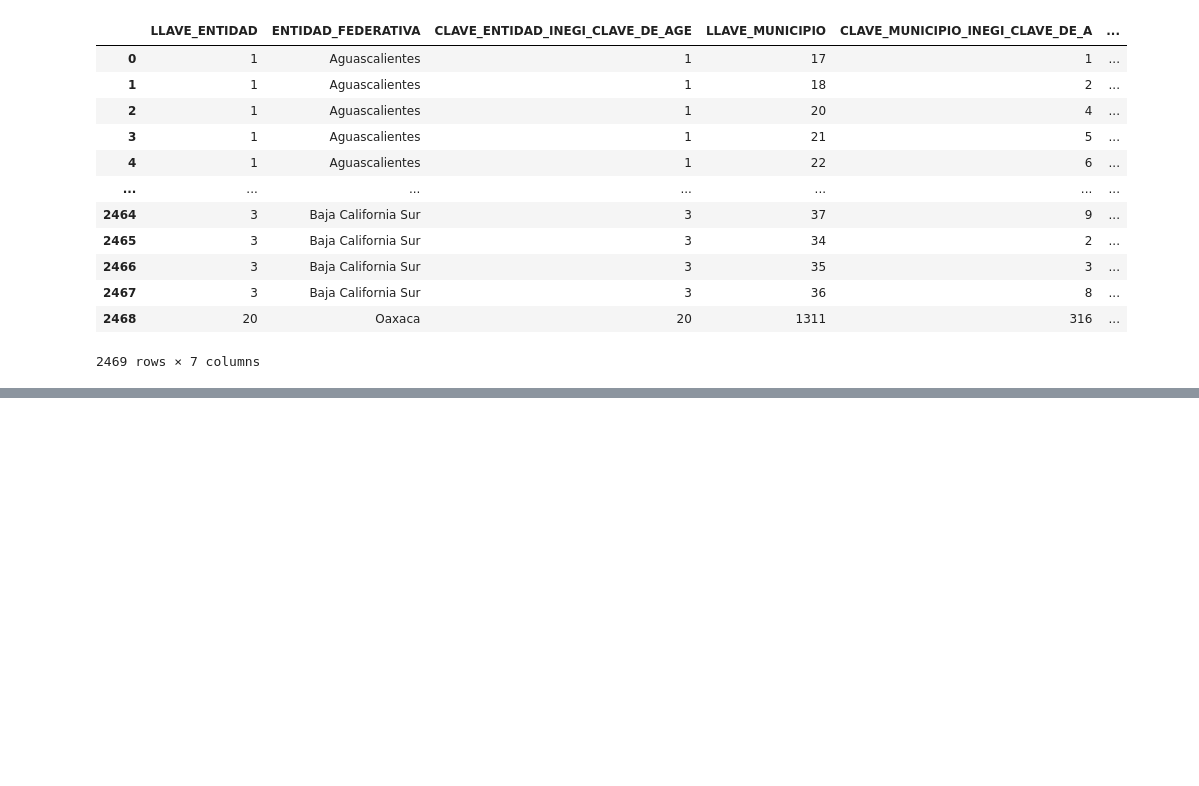
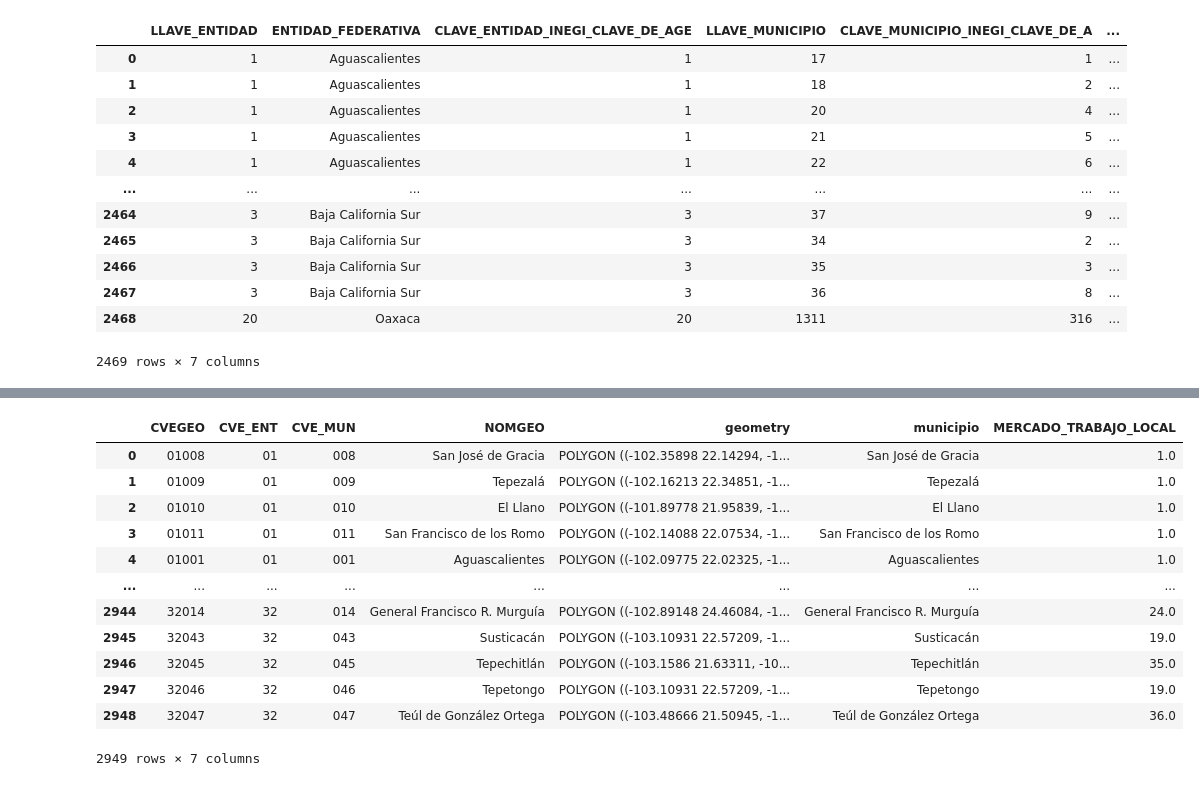
Before and after one commit to ale153023/gonzalo-visualizacion, a Jupyter notebook: Visualizaciones.ipynb, the cells around one changed output, grey strips where cells are left out. Drawn from its saved outputs; the diff is of its cells as text; code cells hidden in the pictures; blank space fills up the shorter version.

```diff
--- a/Visualizaciones.ipynb
+++ b/Visualizaciones.ipynb
@@ -791,3 +656,12 @@ data_3
 | 2467 | 3 | Baja California Sur | 3 | 36 | 8 | ... |
 | 2468 | 20 | Oaxaca | 20 | 1311 | 316 | ... |
 2469 rows × 7 columns
+# %%
+import geopandas as gpd
+
+ruta_json = ("C:/Users/Usuario/OneDrive/Escritorio/CIDE/Intro a ciencia de datos/Municipios_México.json")
+gdf = gpd.read_file(ruta_json)
+
+# Revisar el contenido
+print(gdf.head())
+print(gdf.crs)
@@ -793,0 +701,5 @@ data_3
+# %%
+# Unir datos según nombre de municipio
+gdf = gdf.merge(data_3[['municipio', 'MERCADO_TRABAJO_LOCAL']], left_on="NOMGEO", right_on="municipio", how="left")
+
+print(gdf[['NOMGEO', 'MERCADO_TRABAJO_LOCAL']].head())
@@ -793,0 +774,16 @@ data_3
+# %%
+gdf
+# %% [output]
+|  | CVEGEO | CVE_ENT | CVE_MUN | NOMGEO | geometry | municipio | MERCADO_TRABAJO_LOCAL |
+| 0 | 01008 | 01 | 008 | San José de Gracia | POLYGON ((-102.35898 22.14294, -1... | San José de Gracia | 1.0 |
+| 1 | 01009 | 01 | 009 | Tepezalá | POLYGON ((-102.16213 22.34851, -1... | Tepezalá | 1.0 |
+| 2 | 01010 | 01 | 010 | El Llano | POLYGON ((-101.89778 21.95839, -1... | El Llano | 1.0 |
+| 3 | 01011 | 01 | 011 | San Francisco de los Romo | POLYGON ((-102.14088 22.07534, -1... | San Francisco de los Romo | 1.0 |
+| 4 | 01001 | 01 | 001 | Aguascalientes | POLYGON ((-102.09775 22.02325, -1... | Aguascalientes | 1.0 |
+| ... | ... | ... | ... | ... | ... | ... | ... |
+| 2944 | 32014 | 32 | 014 | General Francisco R. Murguía | POLYGON ((-102.89148 24.46084, -1... | General Francisco R. Murguía | 24.0 |
+| 2945 | 32043 | 32 | 043 | Susticacán | POLYGON ((-103.10931 22.57209, -1... | Susticacán | 19.0 |
+| 2946 | 32045 | 32 | 045 | Tepechitlán | POLYGON ((-103.1586 21.63311, -10... | Tepechitlán | 35.0 |
+| 2947 | 32046 | 32 | 046 | Tepetongo | POLYGON ((-103.10931 22.57209, -1... | Tepetongo | 19.0 |
+| 2948 | 32047 | 32 | 047 | Teúl de González Ortega | POLYGON ((-103.48666 21.50945, -1... | Teúl de González Ortega | 36.0 |
+2949 rows × 7 columns
```
Also changed, not shown: parts of 15 cells of this notebook.
